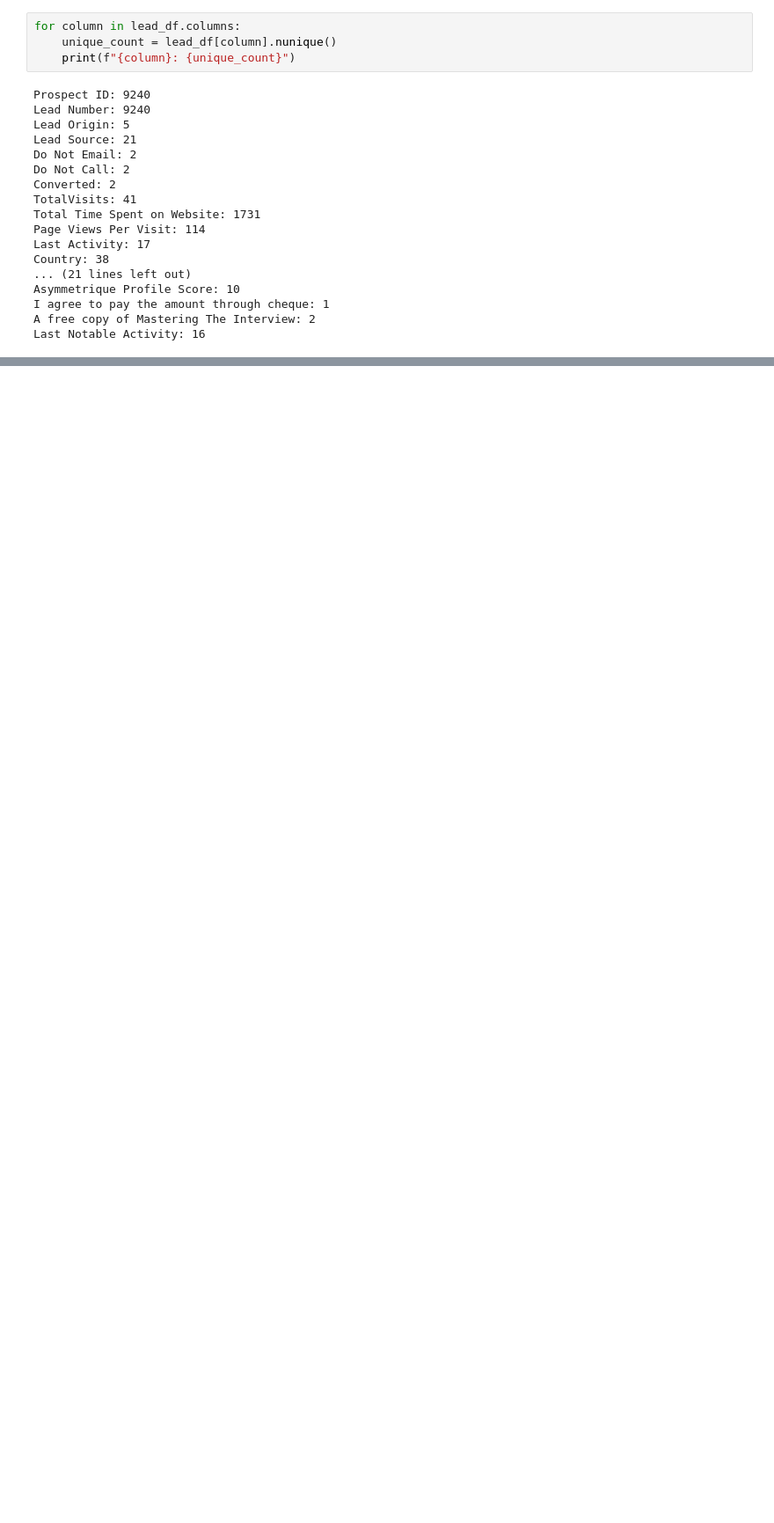
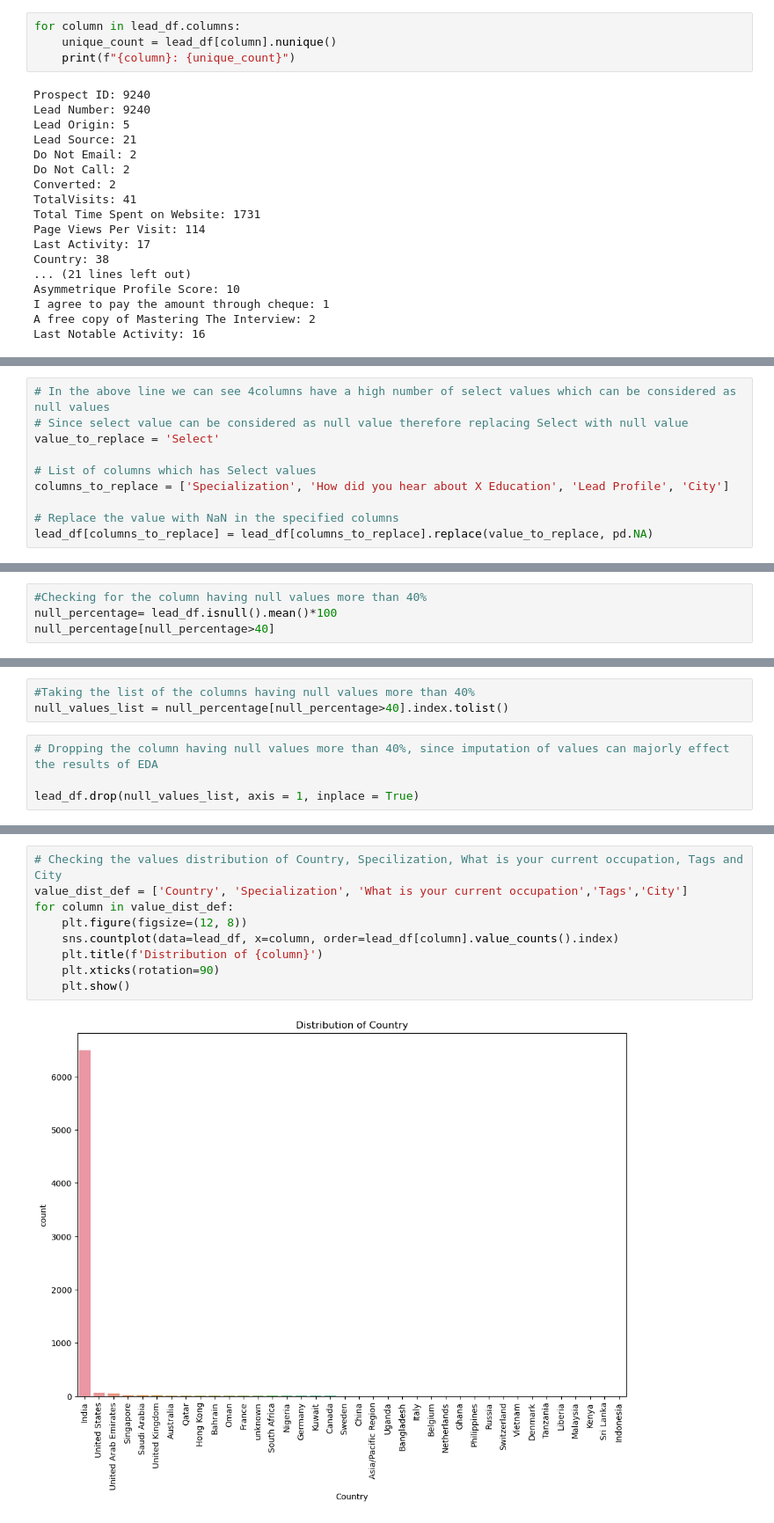
Before and after one commit to prashant-dwivedi11/Lead-Score-Case-Study, a Jupyter notebook: Lead Scoring Case Study.ipynb, the cells around one changed output, grey strips where cells are left out. Shown at 88% size. Saved outputs shown, nothing was run; the diff lists cells and outputs as text; blank space fills up the shorter version.

Commit message:
High level EDA of Dataset

```diff
--- a/Lead Scoring Case Study.ipynb
+++ b/Lead Scoring Case Study.ipynb
@@ -161,0 +390,10 @@ lead_df.describe()
+# %%
+# In the above line we can see 4columns have a high number of select values which can be considered as null values
+# Since select value can be considered as null value therefore replacing Select with null value
+value_to_replace = 'Select'
+
+# List of columns which has Select values
+columns_to_replace = ['Specialization', 'How did you hear about X Education', 'Lead Profile', 'City']
+
+# Replace the value with NaN in the specified columns
+lead_df[columns_to_replace] = lead_df[columns_to_replace].replace(value_to_replace, pd.NA)
@@ -161,0 +441,4 @@ lead_df.describe()
+# %%
+#Checking for the column having null values more than 40%
+null_percentage= lead_df.isnull().mean()*100
+null_percentage[null_percentage>40]
@@ -161,0 +449,7 @@ lead_df.describe()
+# %%
+#Taking the list of the columns having null values more than 40%
+null_values_list = null_percentage[null_percentage>40].index.tolist()
+# %%
+# Dropping the column having null values more than 40%, since imputation of values can majorly effect the results of EDA
+
+lead_df.drop(null_values_list, axis = 1, inplace = True)
@@ -161,0 +475,11 @@ lead_df.describe()
+# %%
+# Checking the values distribution of Country, Specilization, What is your current occupation, Tags and City
+value_dist_def = ['Country', 'Specialization', 'What is your current occupation','Tags','City']
+for column in value_dist_def:
+    plt.figure(figsize=(12, 8))
+    sns.countplot(data=lead_df, x=column, order=lead_df[column].value_counts().index)
+    plt.title(f'Distribution of {column}')
+    plt.xticks(rotation=90)
+    plt.show()
+# %% [output]
+[figure, added]
```
Also changed, not shown: parts of 29 cells of this notebook.
